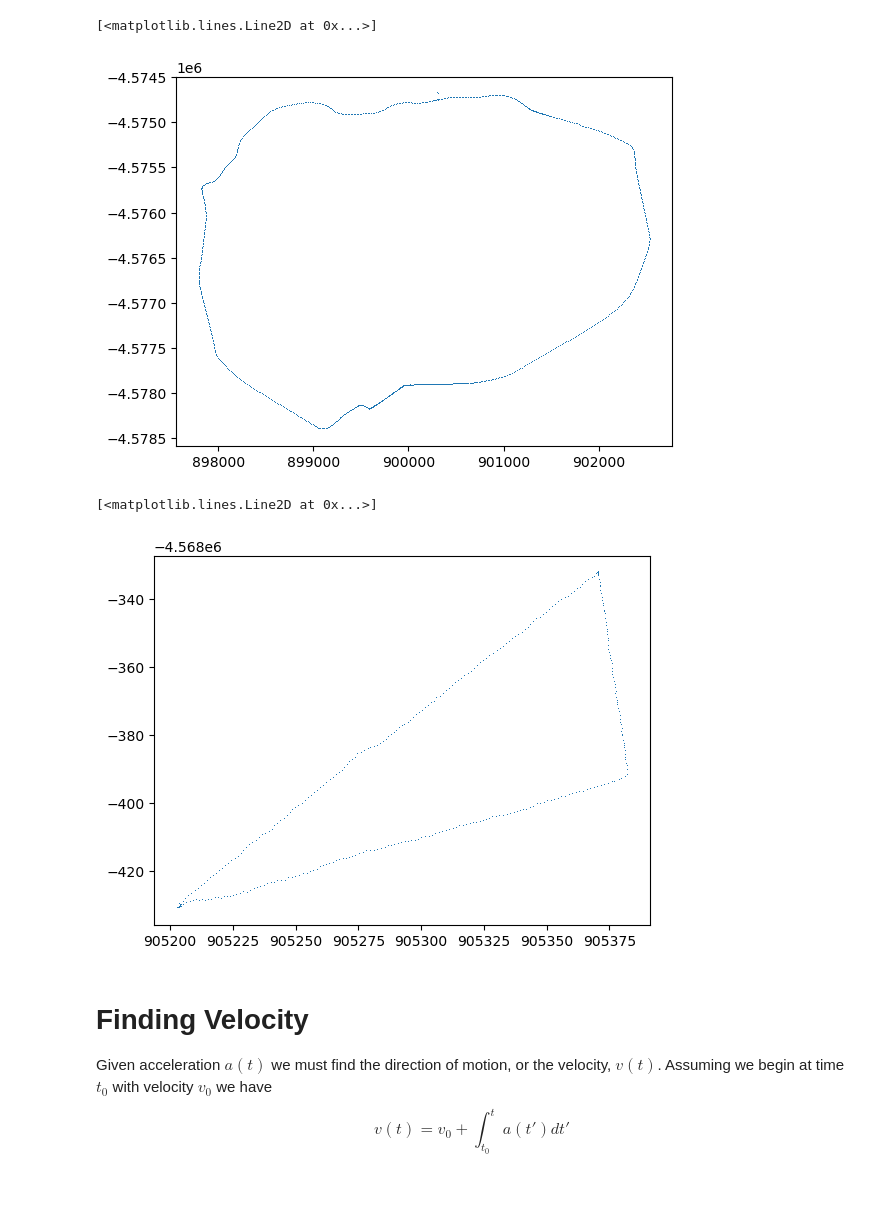
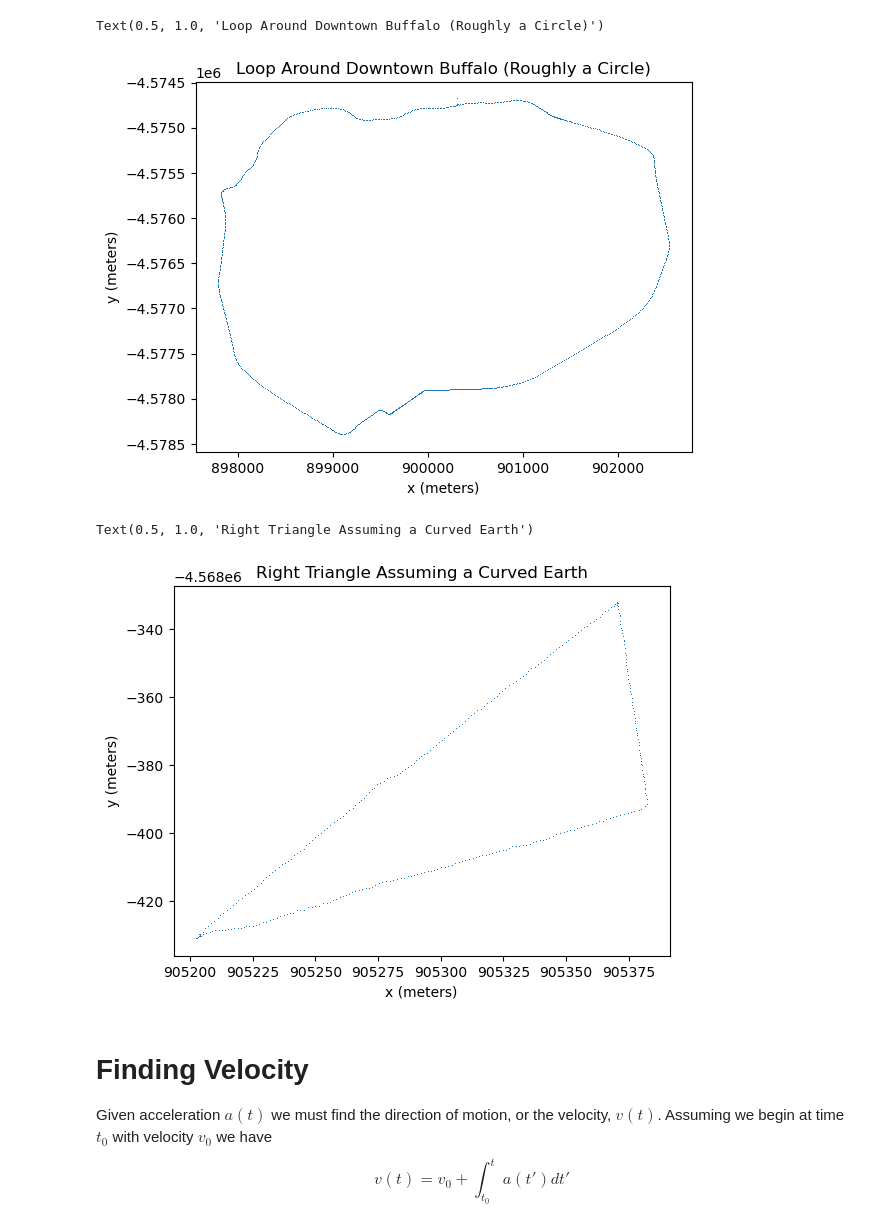
Before and after one commit to ubsuny/CP1-24-midterm, a Jupyter notebook: iglesias-cardinale/code/data_plotter.ipynb, the cells around one changed output. Drawn from its saved outputs; the diff is of its cells as text; code cells hidden in the pictures; blank space fills up the shorter version.

Commit message:
Added titles and labeled the axes in plots

```diff
--- a/iglesias-cardinale/code/data_plotter.ipynb
+++ b/iglesias-cardinale/code/data_plotter.ipynb
@@ -7,22 +7,25 @@ import unix_time as ut
 # %%
 t, lat, lon, alt, alt84, speed, direction, distance, sigma_horz_meters, sigma_alt_meters, satellites = np.loadtxt(
     '/workspaces/CP1-24-midterm/iglesias-cardinale/data/ic001_gps_circle_run001.csv' ,
     skiprows=1,
     delimiter = ',',
     unpack=True)
 
 #Convert latitude and longitude from degrees to radians
 lat_rad = lat*np.pi/180
 lon_rad = lon*np.pi/180
 
 #Calculate the x, y and z positions
 x,y,z = ds.gps_wgs84(lat_rad, lon_rad, alt84)
 
 #Plot the data
 plt.plot(x,y, ',')
+plt.xlabel('x (meters)')
+plt.ylabel('y (meters)')
+plt.title('Loop Through Downtown Buffalo (Roughly a Circle)')
 # %% [output]
-[<matplotlib.lines.Line2D at 0x...>]
+Text(0.5, 1.0, 'Loop Around Downtown Buffalo (Roughly a Circle)')
-[figure, old version]
+[figure, new version]
 # %%
 t, lat, lon, alt, alt84, speed, direction, distance, sigma_horz_meters, sigma_alt_meters, satellites = np.loadtxt(
     '/workspaces/CP1-24-midterm/iglesias-cardinale/data/ic002_gps_right_triangle_run001.csv' ,
@@ -39,9 +42,12 @@ x,y,z = ds.gps_wgs84(lat_rad, lon_rad, alt84)
 
 #Plot the data
 plt.plot(x,y, ',')
+plt.xlabel('x (meters)')
+plt.ylabel('y (meters)')
+plt.title('Right Triangle Assuming a Curved Earth')
 # %% [output]
-[<matplotlib.lines.Line2D at 0x...>]
+Text(0.5, 1.0, 'Right Triangle Assuming a Curved Earth')
-[figure, old version]
+[figure, new version]
 # %% [markdown]
 # Finding Velocity
 
```
Also changed, not shown: parts of 1 cell of this notebook.
